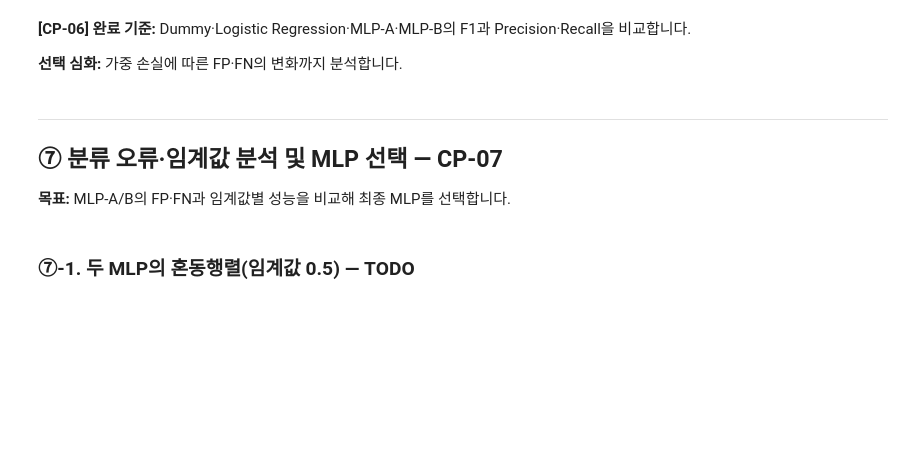
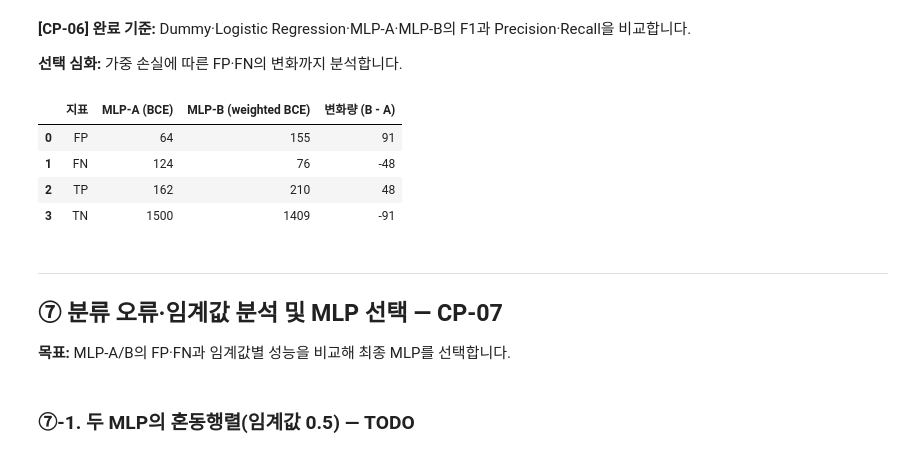
Before and after one commit to Kim-ms/ai-mini-projects, a Jupyter notebook: mini-project-01/code/02_classification_online_shopping.ipynb, the cells around one changed output. Cells and saved outputs as stored; diff of their text form; code cells hidden in the pictures; blank space fills up the shorter version.

```diff
--- a/mini-project-01/code/02_classification_online_shopping.ipynb
+++ b/mini-project-01/code/02_classification_online_shopping.ipynb
@@ -746,8 +746,7 @@ plt.show()
 # %% [output]
 [figure]
 # %%
-valid_prob_a = mlp_probabilities(mlp_a, Xt_valid)
-valid_pred_a = (valid_prob_a >= 0.5).astype(int)
+valid_pred_a = (mlp_probabilities(mlp_a, Xt_valid) >= 0.5).astype(int)
 
 precision_a = precision_score(y_valid.to_numpy(), valid_pred_a, zero_division=0)
 recall_a = recall_score(y_valid.to_numpy(), valid_pred_a, zero_division=0)
@@ -816,6 +860,30 @@ display(results_df.round(3))
 **[CP-06] 완료 기준:** Dummy·Logistic Regression·MLP-A·MLP-B의 F1과 Precision·Recall을 비교합니다.
 
 **선택 심화:** 가중 손실에 따른 FP·FN의 변화까지 분석합니다.
+# %%
+# [선택 심화] 가중 손실에 따른 FP·FN의 변화 분석
+
+from sklearn.metrics import confusion_matrix
+
+valid_pred_b = (mlp_probabilities(mlp_b, Xt_valid) >= 0.5).astype(int)
+
+tn_a, fp_a, fn_a, tp_a = confusion_matrix(y_valid.to_numpy(), valid_pred_a, labels=[0, 1]).ravel()
+tn_b, fp_b, fn_b, tp_b = confusion_matrix(y_valid.to_numpy(), valid_pred_b, labels=[0, 1]).ravel()
+
+deep_analysis_df = pd.DataFrame({
+    "지표": ["FP", "FN", "TP", "TN"],
+    "MLP-A (BCE)": [fp_a, fn_a, tp_a, tn_a],
+    "MLP-B (weighted BCE)": [fp_b, fn_b, tp_b, tn_b],
+    "변화량 (B - A)": [fp_b - fp_a, fn_b - fn_a, tp_b - tp_a, tn_b - tn_a]
+})
+
+display(deep_analysis_df)
+# %% [output]
+|  | 지표 | MLP-A (BCE) | MLP-B (weighted BCE) | 변화량 (B - A) |
+| 0 | FP | 64 | 155 | 91 |
+| 1 | FN | 124 | 76 | -48 |
+| 2 | TP | 162 | 210 | 48 |
+| 3 | TN | 1500 | 1409 | -91 |
 # %% [markdown]
 ---
 ## ⑦ 분류 오류·임계값 분석 및 MLP 선택 — CP-07
```
Also changed, not shown: parts of 5 cells of this notebook, 1 other file.
